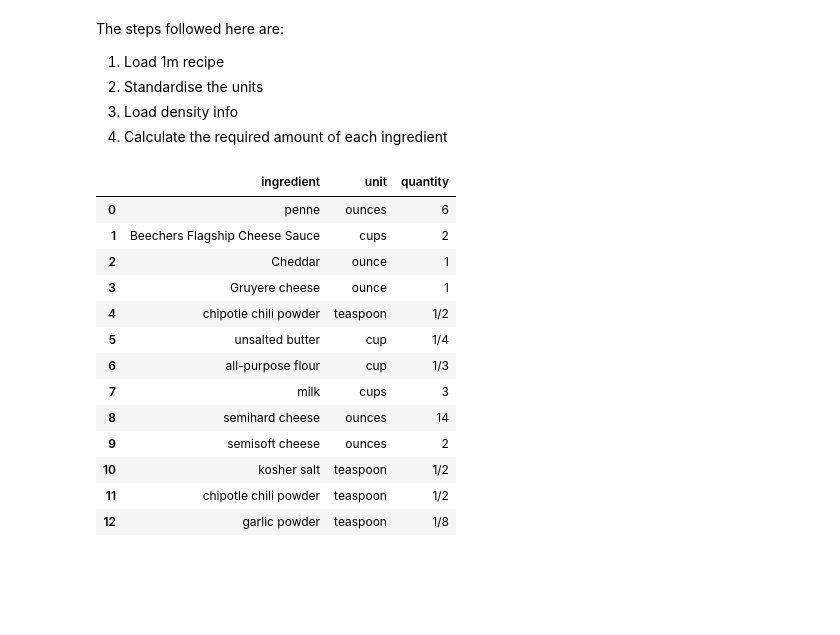
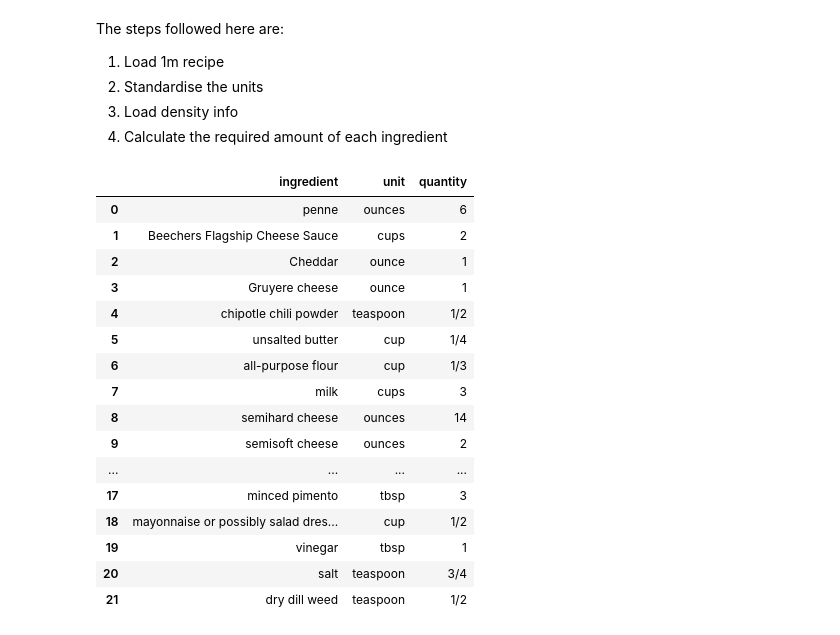
Before and after one commit to dianewoodbridge/target_recipe_project, a Jupyter notebook: code/notebook/recipe-loading-qty-mapping.ipynb, the cells around one changed output. Cells and saved outputs as stored; diff of their text form; code cells hidden in the pictures; blank space fills up the shorter version.

```diff
--- a/code/notebook/recipe-loading-qty-mapping.ipynb
+++ b/code/notebook/recipe-loading-qty-mapping.ipynb
@@ -12,13 +18,11 @@ The steps followed here are:
 3) Load density info
 4) Calculate the required amount of each ingredient
 # %%
-from zipfile import ZipFile
-with ZipFile('../../data/layer1.zip') as myzip:
-    with myzip.open(myzip.namelist()[0]) as myfile:
-        recipe_str = myfile.read()
-recipe = json.loads(recipe_str)
+# from zipfile import ZipFile
+# with ZipFile('../../data/layer1.zip') as myzip:
+#     with myzip.open(myzip.namelist()[0]) as myfile:
+#         recipe_str = myfile.read()
+# recipe = json.loads(recipe_str)
 # %%
-# filepath = "/Users/chahaksethi/Desktop/Target/data/1m_recipe/recipe1M_layers/layer1.json"
-# op_file_path = "./Data/ing_desnsity.csv"
-# with open(filepath) as json_data:
-#     recipe = json.load(json_data)
+filepath = "/Users/chahaksethi/Desktop/Target/data/1m_recipe/recipe1M_layers/layer1.json"
+op_file_path = "../../../Data/ing_density.csv"
@@ -86,3 +29,6 @@ def convert_fraction(utf):
+# %%
+with open(filepath) as json_data:
+    recipe_tot = json.load(json_data)
 # %%
 
 unit_abbreviation = { 'tbsp' : ["tablespoon"],
@@ -184,20 +41,24 @@ def recommended_qty(join_df):
 # %%
-dict_ingredients= recipe_load(n=1)
+# loading recipe
+dict_ingredients= recipe_load(n=2, recipe=recipe_tot)
 df_combined_ing = pd.DataFrame.from_dict(dict_ingredients)
 df_combined_ing
 # %% [output]
 |  | ingredient | unit | quantity |
 | 0 | penne | ounces | 6 |
 | 1 | Beechers Flagship Cheese Sauce | cups | 2 |
 | 2 | Cheddar | ounce | 1 |
 | 3 | Gruyere cheese | ounce | 1 |
 | 4 | chipotle chili powder | teaspoon | 1/2 |
 | 5 | unsalted butter | cup | 1/4 |
 | 6 | all-purpose flour | cup | 1/3 |
 | 7 | milk | cups | 3 |
 | 8 | semihard cheese | ounces | 14 |
 | 9 | semisoft cheese | ounces | 2 |
-| 10 | kosher salt | teaspoon | 1/2 |
-| 11 | chipotle chili powder | teaspoon | 1/2 |
-| 12 | garlic powder | teaspoon | 1/8 |
+| ... | ... | ... | ... |
+| 17 | minced pimento | tbsp | 3 |
+| 18 | mayonnaise or possibly salad dres... | cup | 1/2 |
+| 19 | vinegar | tbsp | 1 |
+| 20 | salt | teaspoon | 3/4 |
+| 21 | dry dill weed | teaspoon | 1/2 |
 # %%
```
Also changed, not shown: parts of 21 cells of this notebook, 3 other files.
